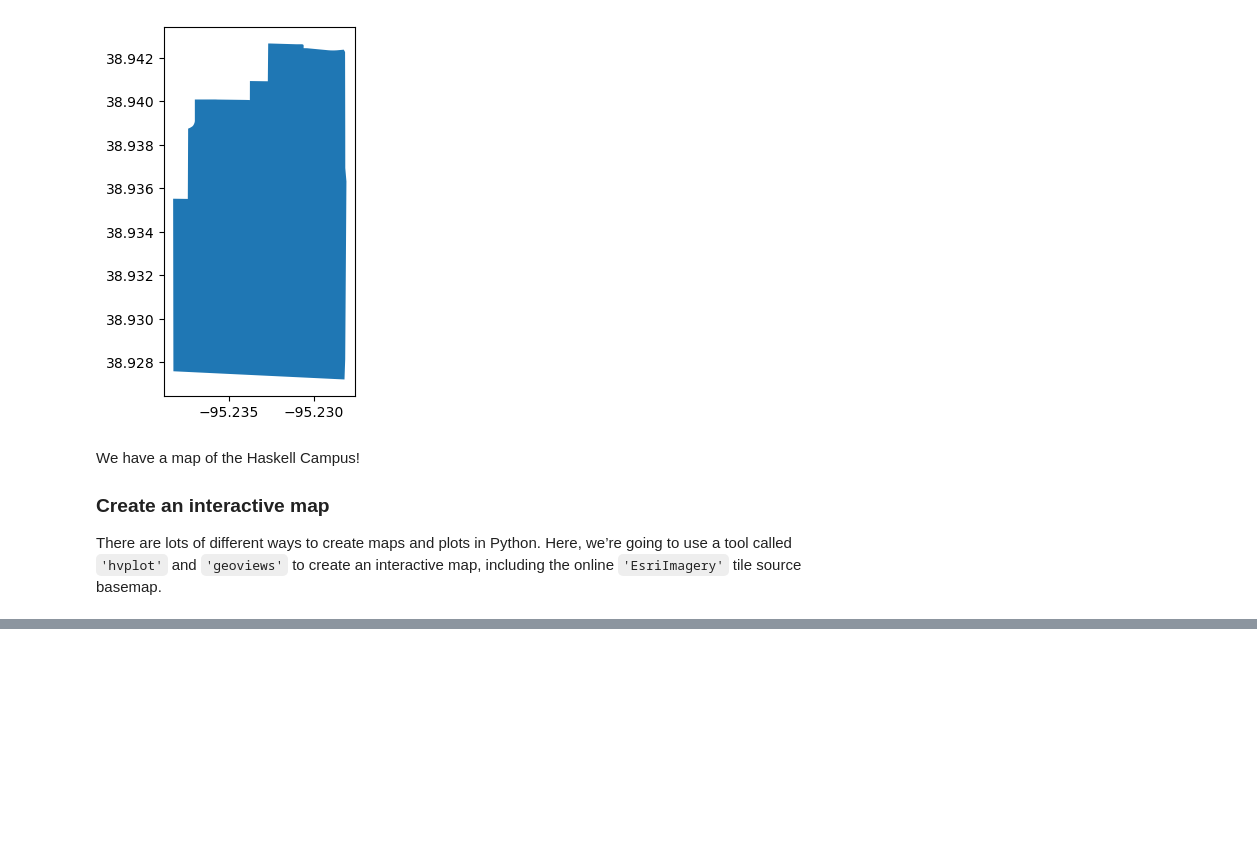
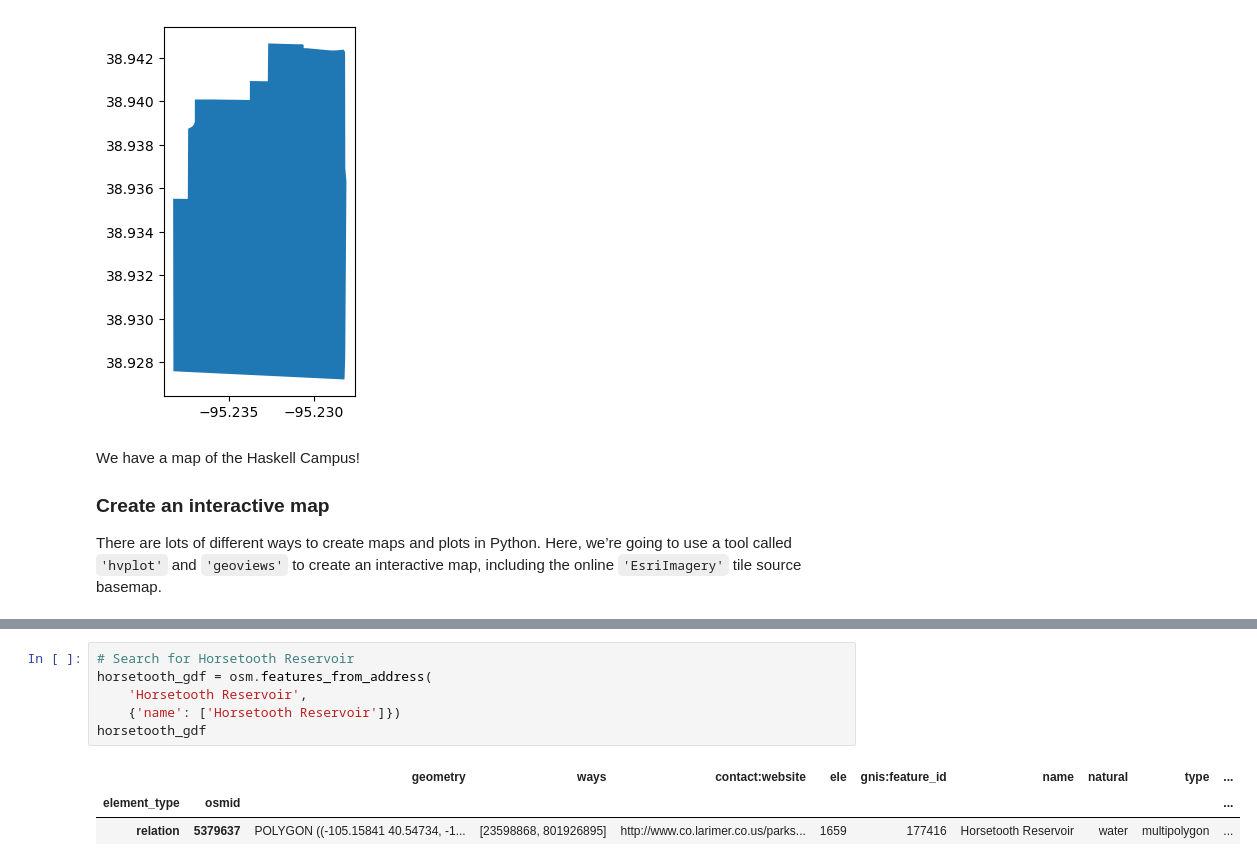
Before and after one commit to JuliaOlsz/map, a Jupyter notebook: first-map.ipynb, the cells around one changed output, grey strips where cells are left out. Cells and saved outputs as stored; diff of their text form; blank space fills up the shorter version.

```diff
--- a/first-map.ipynb
+++ b/first-map.ipynb
@@ -99,3 +99,13 @@ This will raise in a future version.
   warnings.warn(msg, FutureWarning)
 WARNING:bokeh.core.validation.check:W-1005 (FIXED_SIZING_MODE): 'fixed' sizing mode requires width and height to be set: figure(id='p1043', ...)
 [interactive output not drawn]
+# %%
+# Search for Horsetooth Reservoir
+horsetooth_gdf = osm.features_from_address(
+    'Horsetooth Reservoir',
+    {'name': ['Horsetooth Reservoir']})
+horsetooth_gdf
+# %% [output]
+|  |  | geometry | ways | contact:website | ele | gnis:feature_id | name | natural | type | ... |
+| element_type | osmid |  |  |  |  |  |  |  |  | ... |
+| relation | 5379637 | POLYGON ((-105.15841 40.54734, -1... | [23598868, 801926895] | http://www.co.larimer.co.us/parks... | 1659 | 177416 | Horsetooth Reservoir | water | multipolygon | ... |
```
Also changed, not shown: parts of 2 cells of this notebook, 5 other files.
